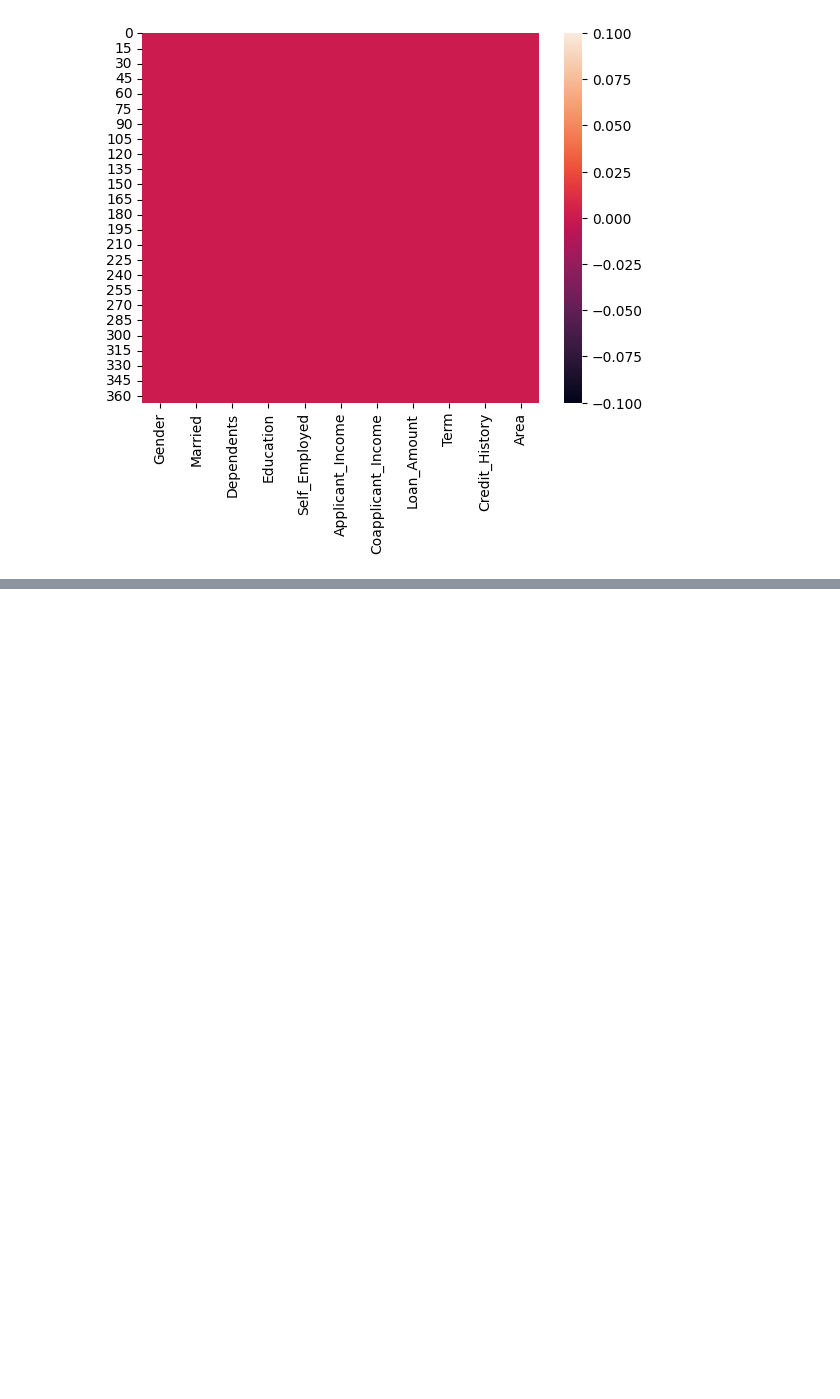
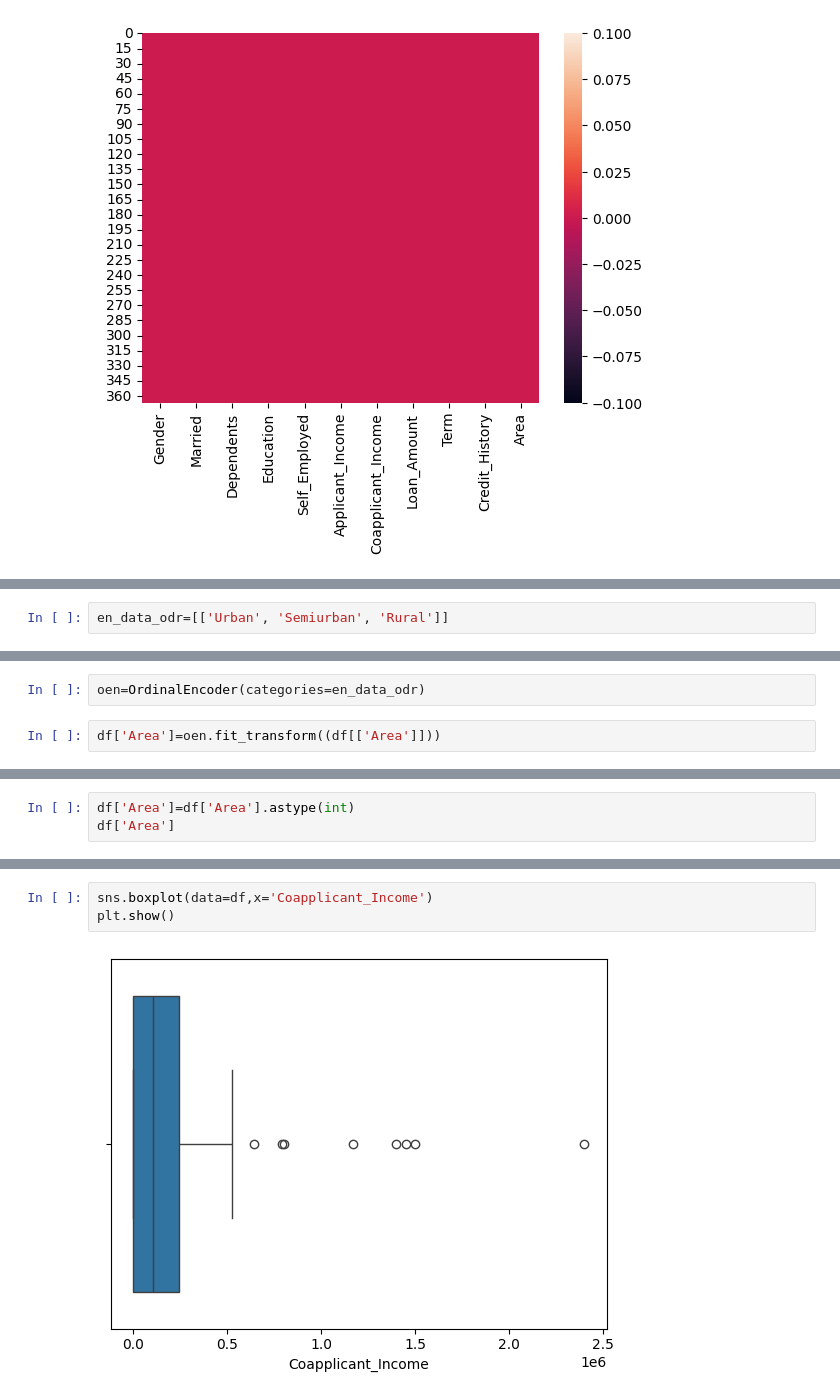
Before and after one commit to UtkarshGupta048/Data-Analytics, a Jupyter notebook: Loan_dataset.ipynb, the cells around one changed output, grey strips where cells are left out. Cells and saved outputs as stored; diff of their text form; blank space fills up the shorter version.

```diff
--- a/Loan_dataset.ipynb
+++ b/Loan_dataset.ipynb
@@ -163,0 +270,2 @@ sns.heatmap(df.isnull())
+# %%
+en_data_odr=[['Urban', 'Semiurban', 'Rural']]
@@ -163,0 +274,4 @@ sns.heatmap(df.isnull())
+# %%
+oen=OrdinalEncoder(categories=en_data_odr)
+# %%
+df['Area']=oen.fit_transform((df[['Area']]))
@@ -163,0 +295,3 @@ sns.heatmap(df.isnull())
+# %%
+df['Area']=df['Area'].astype(int)
+df['Area']
@@ -163,0 +364,5 @@ sns.heatmap(df.isnull())
+# %%
+sns.boxplot(data=df,x='Coapplicant_Income')
+plt.show()
+# %% [output]
+[figure, added]
```
Also changed, not shown: parts of 26 cells of this notebook.
